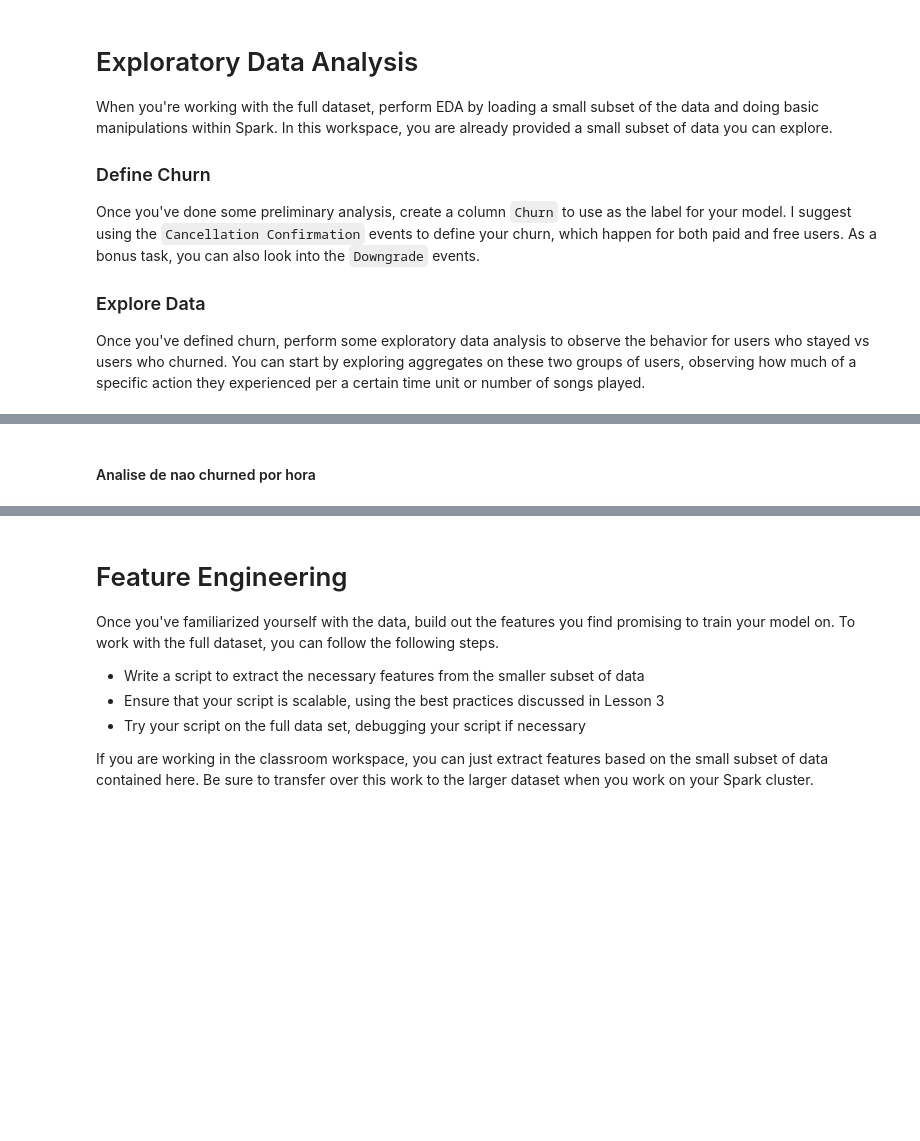
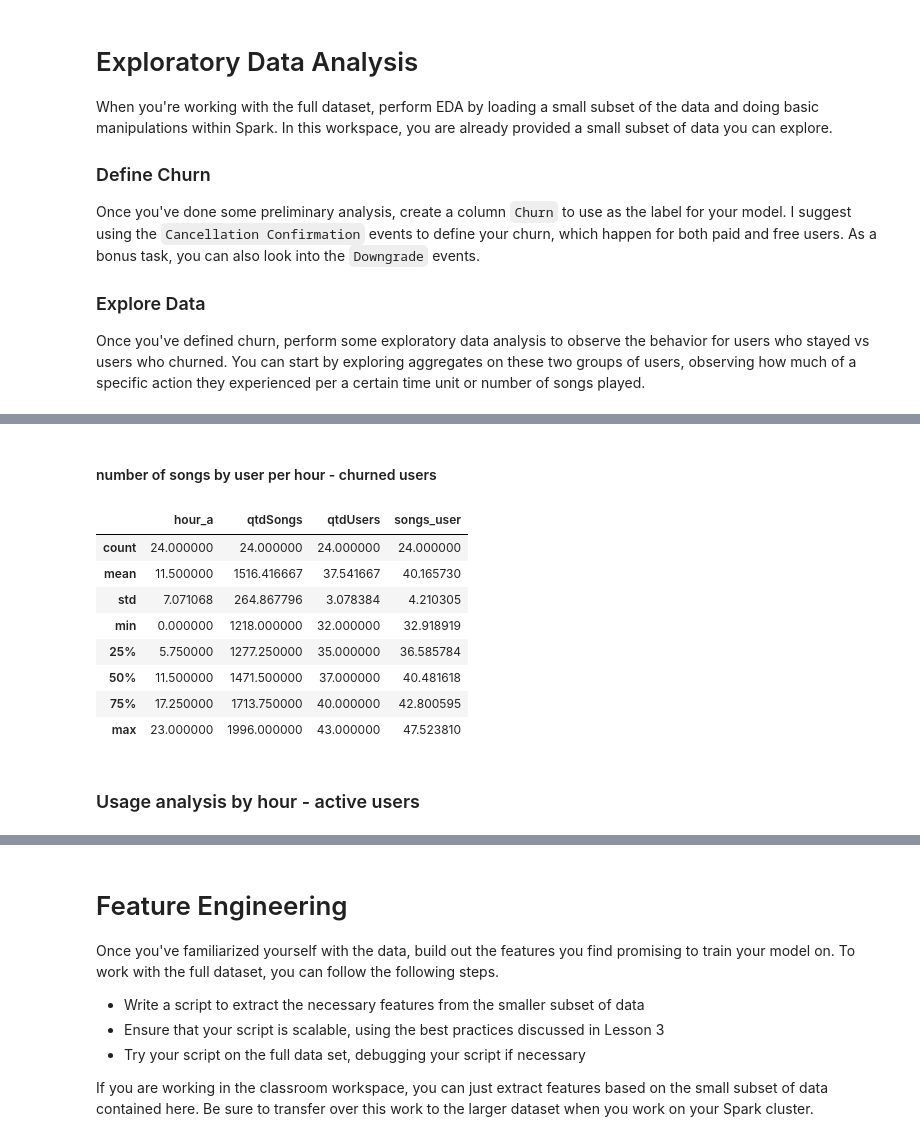
Before and after one commit to gustavo-leandro/sparkify-project, a Jupyter notebook: Sparkify.ipynb, the cells around one changed output, grey strips where cells are left out. Cells and saved outputs as stored; diff of their text form; code cells hidden in the pictures; blank space fills up the shorter version.

```diff
--- a/Sparkify.ipynb
+++ b/Sparkify.ipynb
@@ -251,3 +358,17 @@ pdSongsHourChurn[['songs_user']].plot.bar(figsize=(15,5))
-# %% [markdown]
-#### Analise de nao churned por hora
+# %% [markdown]
+#### number of songs by user per hour - churned users
+# %%
+pdSongsHourChurn.describe()
+# %% [output]
+|  | hour_a | qtdSongs | qtdUsers | songs_user |
+| count | 24.000000 | 24.000000 | 24.000000 | 24.000000 |
+| mean | 11.500000 | 1516.416667 | 37.541667 | 40.165730 |
+| std | 7.071068 | 264.867796 | 3.078384 | 4.210305 |
+| min | 0.000000 | 1218.000000 | 32.000000 | 32.918919 |
+| 25% | 5.750000 | 1277.250000 | 35.000000 | 36.585784 |
+| 50% | 11.500000 | 1471.500000 | 37.000000 | 40.481618 |
+| 75% | 17.250000 | 1713.750000 | 40.000000 | 42.800595 |
+| max | 23.000000 | 1996.000000 | 43.000000 | 47.523810 |
+# %% [markdown]
+### Usage analysis by hour - active users
 # %%
```
Also changed, not shown: parts of 126 cells of this notebook, 1 other file.
